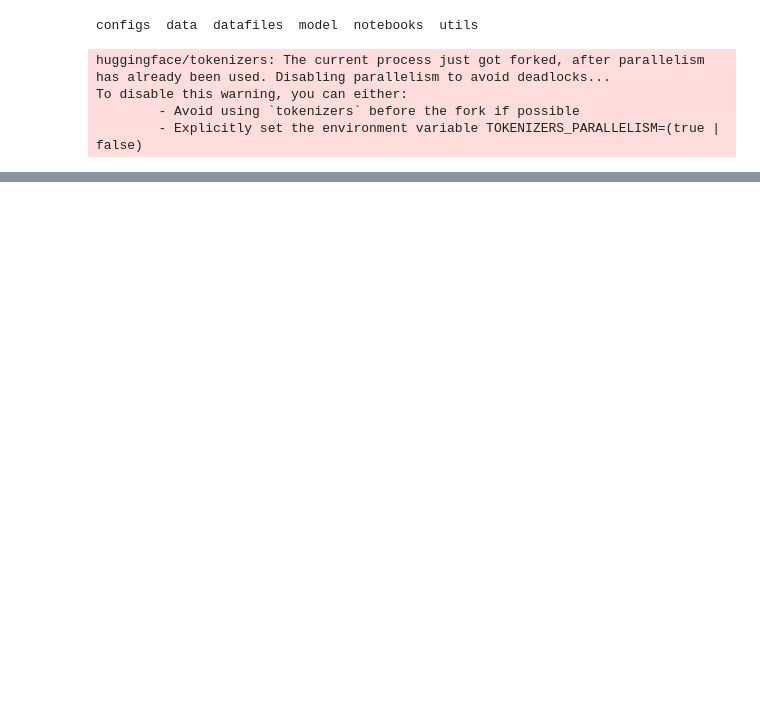
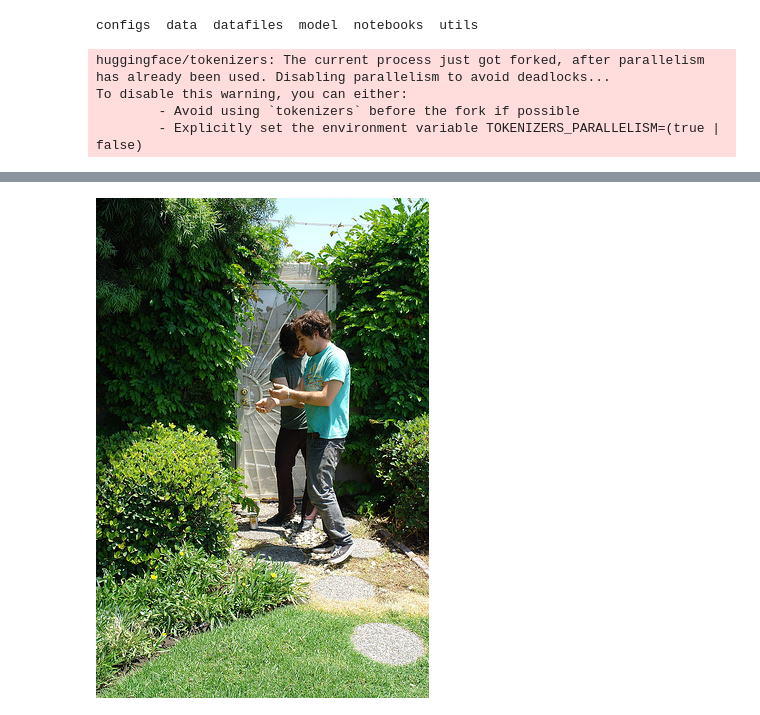
Before and after one commit to drmaniak/clippit, a Jupyter notebook: clippit/notebooks/eda.ipynb, the cells around one changed output, grey strips where cells are left out. Saved outputs shown, nothing was run; the diff lists cells and outputs as text; code cells hidden in the pictures; blank space fills up the shorter version.

```diff
--- a/clippit/notebooks/eda.ipynb
+++ b/clippit/notebooks/eda.ipynb
@@ -485,0 +1182,5 @@ process_and_save_clip_embeddings(output_dir, topk=1, shortest_edge=150)
+# %%
+test_image = fli_ds["test"][0]["image"]
+test_image
+# %% [output]
+[figure, added]
```
Also changed, not shown: parts of 65 cells of this notebook, 10 other files.
